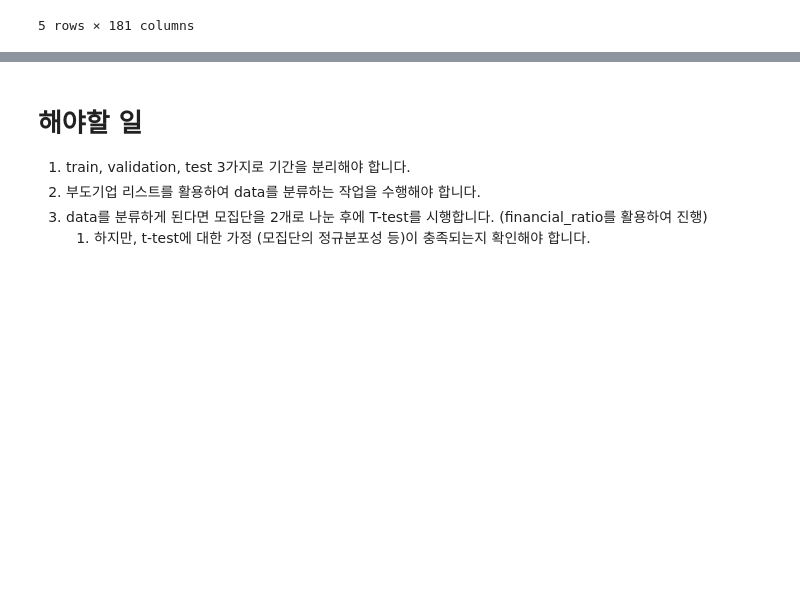
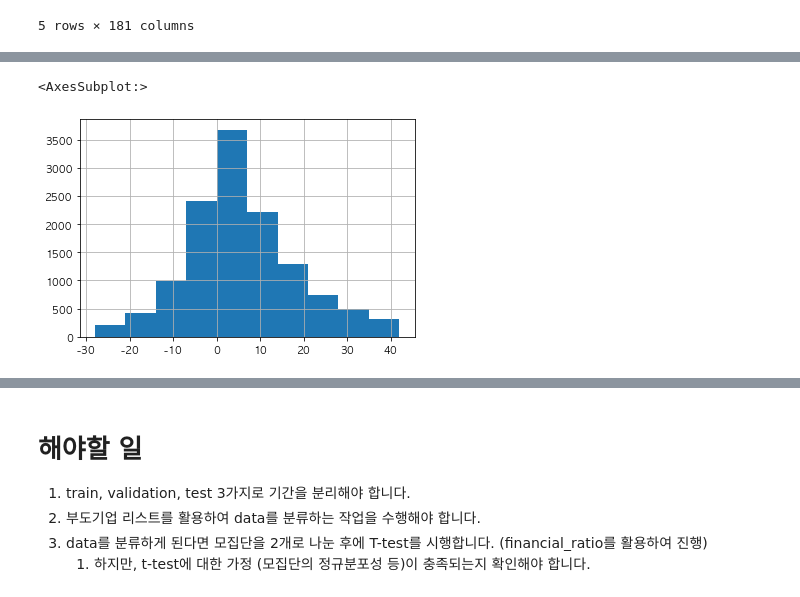
Before and after one commit to signature95/UBION_Project, a Jupyter notebook: code/GH_preprocessing.ipynb, the cells around one changed output, grey strips where cells are left out. Drawn from its saved outputs; the diff is of its cells as text; code cells hidden in the pictures; blank space fills up the shorter version.

```diff
--- a/code/GH_preprocessing.ipynb
+++ b/code/GH_preprocessing.ipynb
@@ -342,0 +560,9 @@ data.loc[data['회사명'] == '(주)인터파크']
+# %%
+data3[col_list[0]].hist()
+# data1[col_list[2]].reset_index()
+# # aaa.hist()
+# aaa.sort_values(by='유동자산증가율',ascending=False)
+# aaa
+# %% [output]
+<AxesSubplot:>
+[figure, added]
```
Also changed, not shown: parts of 126 cells of this notebook, 3 other files.
